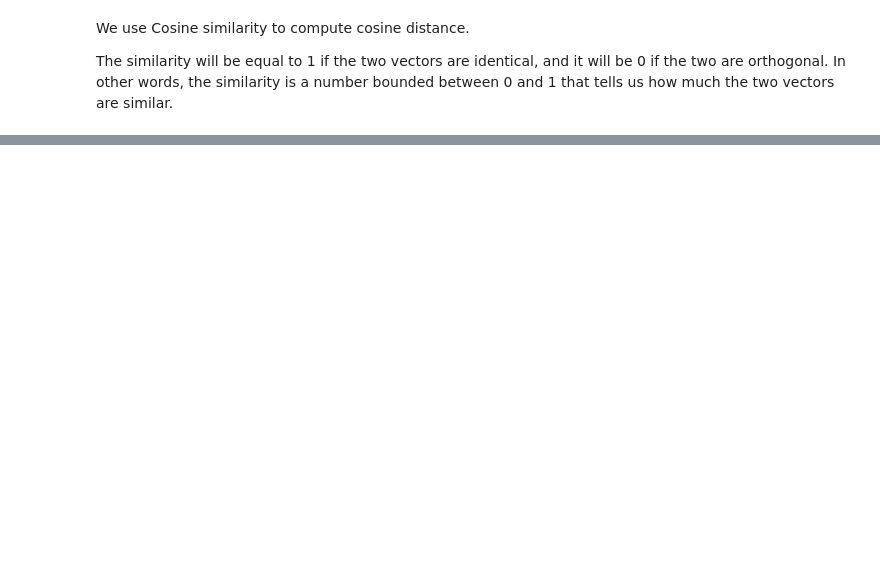
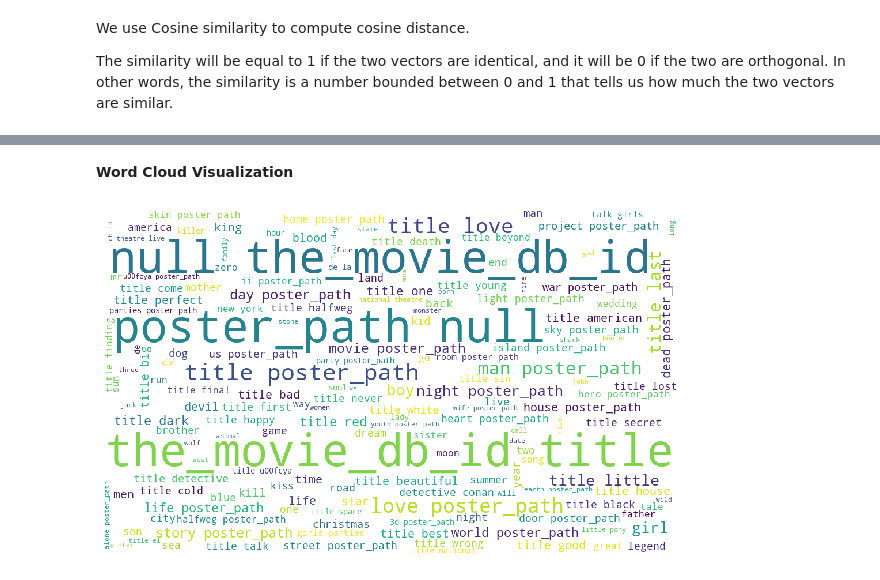
Before and after one commit to MacHu-GWU/uscis-rdso-jupyter-notebooks, a Jupyter notebook: Movie-Topic-Model-and-Recommendation-Model.ipynb, the cells around one changed output, grey strips where cells are left out. Drawn from its saved outputs; the diff is of its cells as text; code cells hidden in the pictures; blank space fills up the shorter version.

```diff
--- a/Movie-Topic-Model-and-Recommendation-Model.ipynb
+++ b/Movie-Topic-Model-and-Recommendation-Model.ipynb
@@ -391,0 +465,47 @@ Django Unchained
+# %% [markdown]
+**Word Cloud Visualization**
+# %%
+# importing all necessery modules for the word cloud
+
+import pandas as pd
+import matplotlib.pyplot as plt
+from wordcloud import WordCloud, STOPWORDS
+
+# select 1000 titles and similar_movies from df pandas above
+df = df_idf[["title", "similar_movies"]].head(1000)
+
+top_words = " "
+stopwords = set(STOPWORDS)
+
+# iterate through this data set
+for val in df["similar_movies"]:
+   # typecaste each val to string
+   val = str(val)
+
+   # split the value
+   tokens = val.split()
+
+   # Converts each token into lowercase
+   for i in range(len(tokens)):
+       tokens[i] = tokens[i].lower()
+
+   for words in tokens:
+       top_words = top_words + words + " "
+
+
+wordcloud = WordCloud(
+    width=1000,
+    height=600,
+    background_color="white",
+    stopwords=stopwords,
+    min_font_size=11,
+).generate(top_words) # get top words
+
+# plot the WordCloud image for title
+plt.figure(figsize = (8, 8), facecolor = None)
+plt.imshow(wordcloud)
+plt.axis("off")
+plt.tight_layout(pad = 0)
+plt.show()
+# %% [output]
+[figure, added]
```
Also changed, not shown: parts of 26 cells of this notebook, 2 other files.
